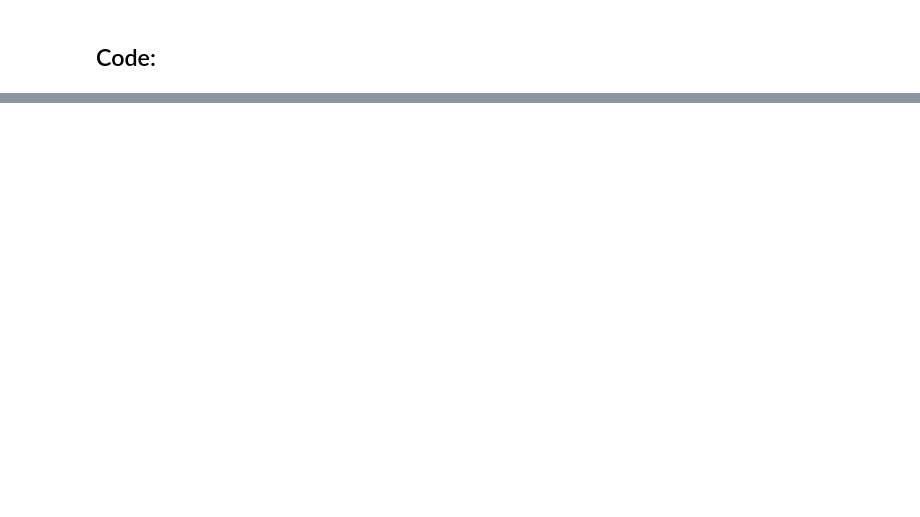
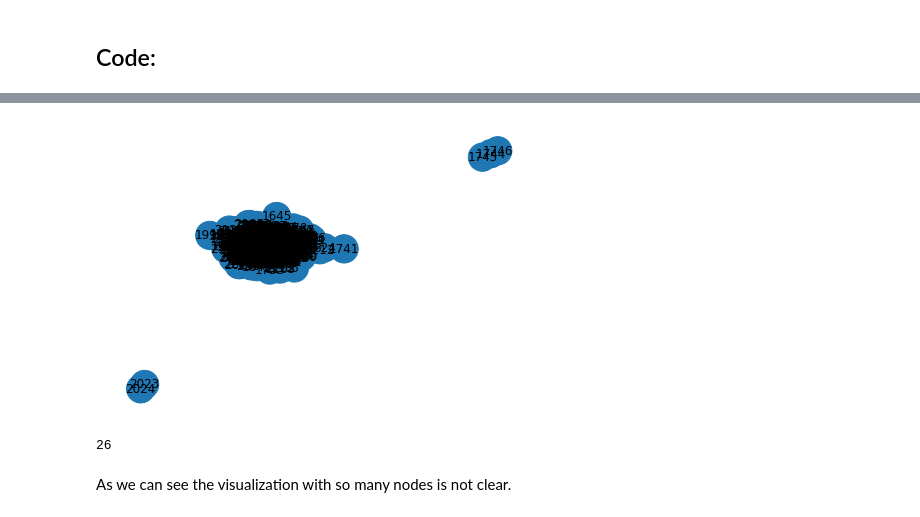
Before and after one commit to alexkhadr/Math441_Artifacts, a Jupyter notebook: Artifact3.ipynb, the cells around one changed output, grey strips where cells are left out. Cells and saved outputs as stored; diff of their text form; code cells hidden in the pictures; blank space fills up the shorter version.

```diff
--- a/Artifact3.ipynb
+++ b/Artifact3.ipynb
@@ -101,0 +163,47 @@ I found writing the code for this took more time then expected (tried to not use
+# %%
+import networkx as nx
+
+def load_graph_from_edges(file_path):
+    G = nx.Graph()
+    with open(file_path, 'r') as file:
+        for line in file:
+            parts = line.strip().split()
+            if len(parts) < 2:
+                continue
+            u, v = parts[0], parts[1]
+            G.add_edge(u, v)
+    return G
+# %%
+def apply_coloring(G):
+    coloring = nx.greedy_color(G, strategy='largest_first')
+    return coloring
+# %%
+def draw_colored_graph(G, coloring):
+    pos = nx.spring_layout(G)
+    color_values = [coloring[node] for node in G.nodes()]
+    nx.draw(G, pos, node_color=color_values, with_labels=True, node_size=800, cmap=plt.cm.tab10)
+    plt.show()
+# %%
+# Path to your .edges file
+file_path = 'Data/bio-CE-GN.edges'
+
+# Load the graph
+G = load_graph_from_edges(file_path)
+
+# Apply graph coloring
+coloring = apply_coloring(G)
+
+# Visualize the graph
+draw_colored_graph(G, coloring)
+
+# print("Node coloring:")
+# for node, color in coloring.items():
+#     print(f"Node {node}: Color {color}")
+
+chromatic_number = max(coloring.values()) + 1
+chromatic_number
+# %% [output]
+[figure, added]
+26
+# %% [markdown]
+As we can see the visualization with so many nodes is not clear.
```
Also changed, not shown: parts of 19 cells of this notebook, 17 other files.
